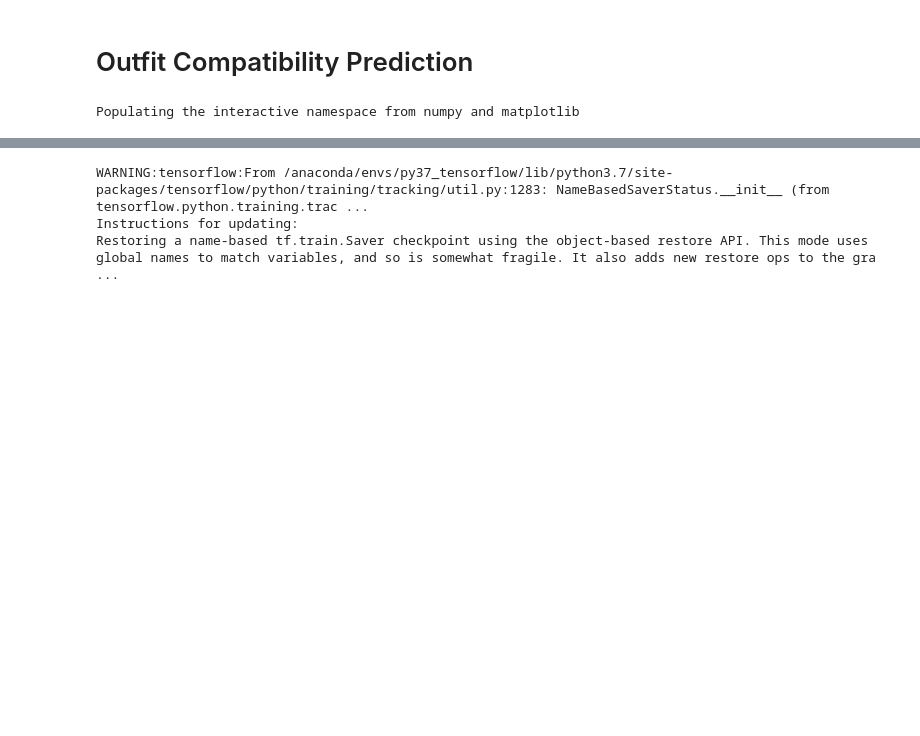
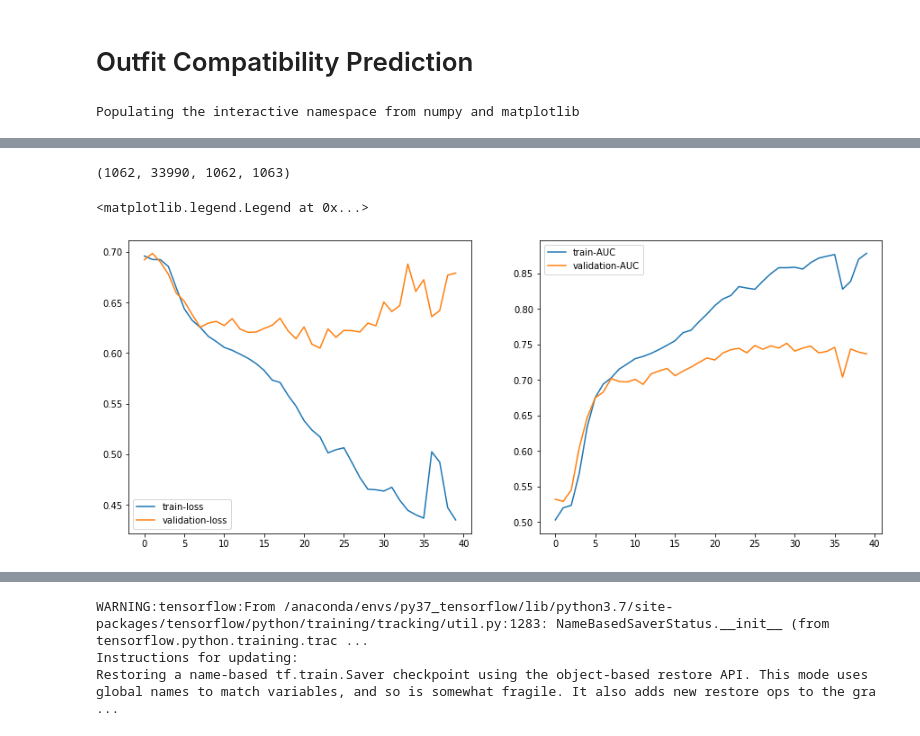
Before and after one commit to aeroabir/fashion_recommender, a Jupyter notebook: outfit_compatibility.ipynb, the cells around one changed output, grey strips where cells are left out. Saved outputs shown, nothing was run; the diff lists cells and outputs as text; code cells hidden in the pictures; blank space fills up the shorter version.

```diff
--- a/outfit_compatibility.ipynb
+++ b/outfit_compatibility.ipynb
@@ -48,6 +62,0 @@ with open(os.path.join(train_dir, train_file), 'r') as fr:
-# %%
-item_dict = {}
-for ii, outfit in enumerate(pv_train_pos):
-    items = outfit['items']
-    mapped = train_X[ii]
-    item_dict.update({jj:kk['item_id'] for jj, kk in zip(mapped, items)})
@@ -53,0 +84,19 @@ for ii, outfit in enumerate(pv_train_pos):
+# %%
+item_dict = {}
+for ii, outfit in enumerate(train_pos):
+    items = outfit['items']
+    mapped = train_X[ii]
+    item_dict.update({jj:kk['item_id'] for jj, kk in zip(mapped, items)})
+print(len(item_dict))
+
+for ii, outfit in enumerate(valid_pos):
+    items = outfit['items']
+    mapped = valid_X[ii]
+    item_dict.update({jj:kk['item_id'] for jj, kk in zip(mapped, items)})
+print(len(item_dict))
+
+for ii, outfit in enumerate(test_pos):
+    items = outfit['items']
+    mapped = test_X[ii]
+    item_dict.update({jj:kk['item_id'] for jj, kk in zip(mapped, items)})
+print(len(item_dict))
@@ -53,0 +170,6 @@ for ii, outfit in enumerate(pv_train_pos):
+# %%
+from data_process import CustomDataGen
+
+train_gen = CustomDataGen(train_X, train_y, item_dict, pv_items, image_dir, batch_size=32, only_image=not include_text)
+valid_gen = CustomDataGen(valid_X, valid_y, item_dict, pv_items, image_dir, batch_size=32, only_image=not include_text)
+test_gen = CustomDataGen(test_X, test_y, item_dict, pv_items, image_dir, batch_size=32, only_image=not include_text)
@@ -53,0 +247,18 @@ for ii, outfit in enumerate(pv_train_pos):
+# %%
+len(train_gen), len(train_X), len(train_X)//32, math.ceil(num_train/batch_size)
+# %% [output]
+(1062, 33990, 1062, 1063)
+# %%
+f, axs = plt.subplots(1,2,figsize=(15,6))
+plt.subplot(121)
+plt.plot(history.history['loss'], label='train-loss')
+plt.plot(history.history['val_loss'], label='validation-loss')
+plt.legend()
+
+plt.subplot(122)
+plt.plot(history.history['auc_2'], label='train-AUC')
+plt.plot(history.history['val_auc_2'], label='validation-AUC')
+plt.legend()
+# %% [output]
+<matplotlib.legend.Legend at 0x...>
+[figure, added]
```
Also changed, not shown: parts of 25 cells of this notebook, 8 other files.
